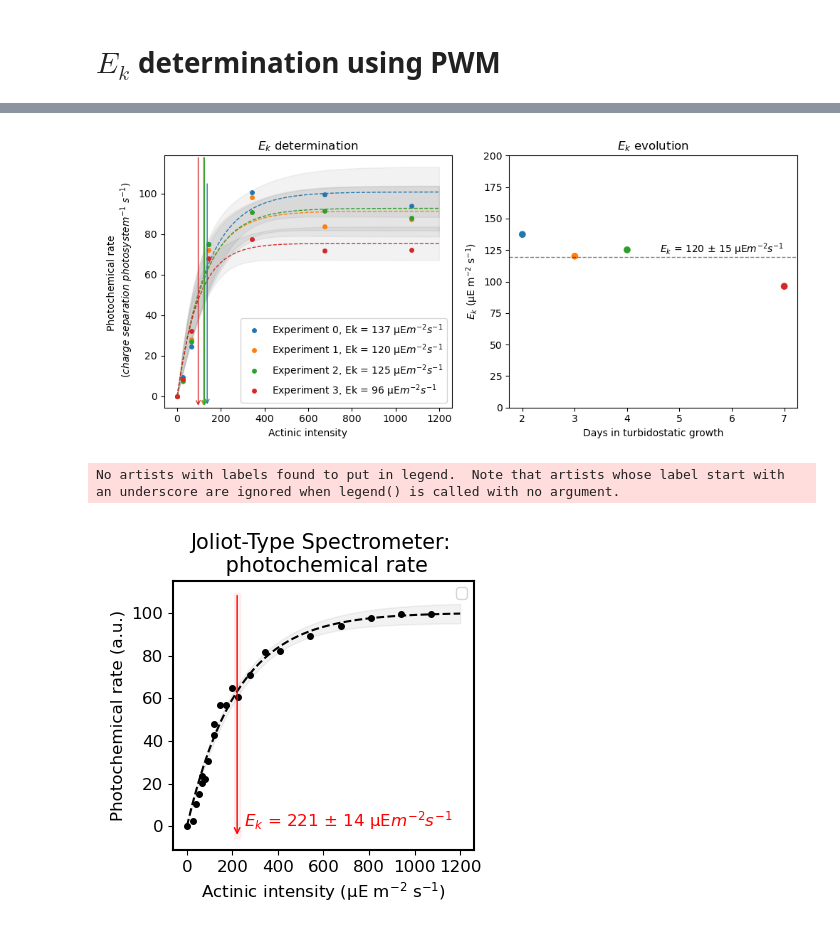
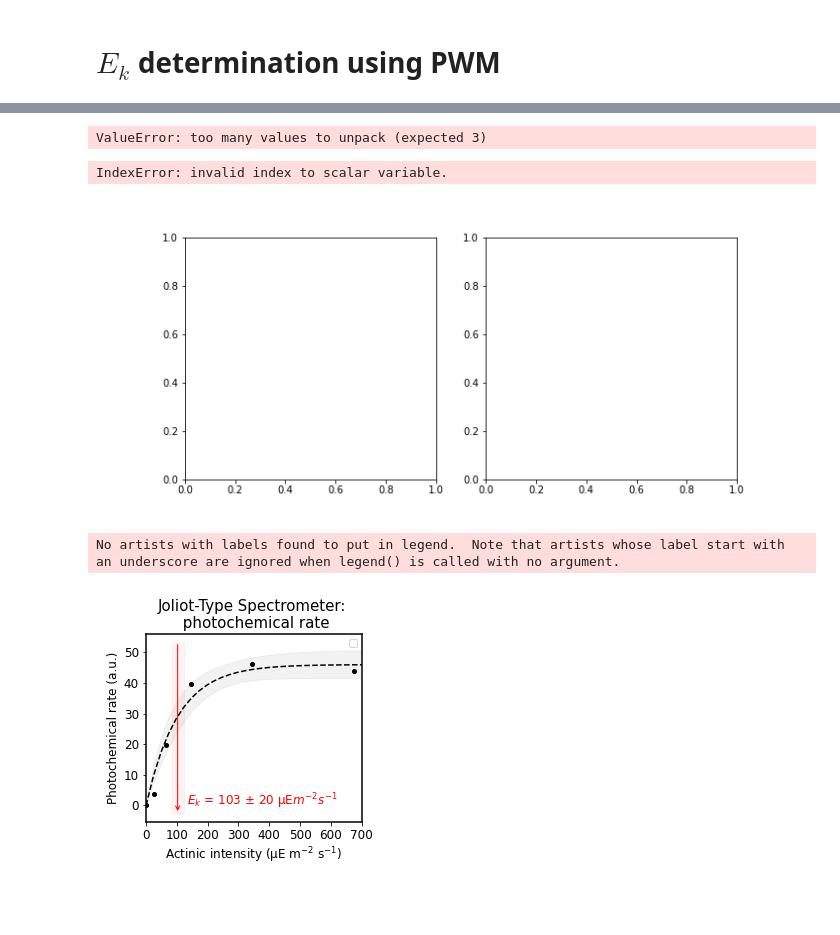
Before and after one commit to orlandomarcelo/DREAM_repo, a Jupyter notebook: Notebooks/Ek_v2.ipynb, the cells around one changed output, grey strips where cells are left out. Drawn from its saved outputs; the diff is of its cells as text; code cells hidden in the pictures; blank space fills up the shorter version.

```diff
--- a/Notebooks/Ek_v2.ipynb
+++ b/Notebooks/Ek_v2.ipynb
@@ -24,14 +24,14 @@ importlib.reload(mf)
 <module 'math_functions' from 'c:\\Users\\Orlando\\Desktop\\DREAM_repo\\math_functions.py'>
 # %%
 #manip = ExperimentClass.Experiment("20230712_ek", "JTS", local = "IBPC")
-manip = ExperimentClass.Experiment("20230710_vitesse_photochimique", "JTS", local = "IBPC")
-records = tools.create_record_list("6-26")
+manip = ExperimentClass.Experiment("20230724_vitesse_photochimique", "JTS", local = "IBPC")
+#records = tools.create_record_list("6-26")
 PWM_rel = [0.01, 0.02, 0.03, 0.04, 0.05, 0.06, 0.08, 0.1, 0.12, 0.14, 0.16, 0.2, 0.25, 0.3, 0.4, 0.5, 0.6, 0.7, 0.8, 0.08, 0.04]
 
 #manip = ExperimentClass.Experiment("20230810_vitesse_photochimique", "JTS", local = "IBPC")
-#flash = "E1"
-#records = tools.create_record_list("16-21")
-#PWM_rel = [0.01, 0.04, 0.1, 0.25, 0.5, 0.8]
+flash = "E7"
+records = tools.create_record_list("16-21")
+PWM_rel = [0.01, 0.04, 0.1, 0.25, 0.5, 0.8]
 # %%
 fig, ax = plt.subplots()
 for i, k in enumerate(records):
@@ -68,9 +67,9 @@ Intensity = 1326 * np.asarray(PWM_rel) + 11.9
 Intensity_rel = PWM_rel.copy()
 
 start = -5
-stop = 25
+stop = 250
 num = 50
-index_stop_fit = 26
+index_stop_fit = -8
 
 xfit = []
 yfit = []
@@ -84,17 +83,17 @@ xdata = manip.clean_times[manip.records.index(records[0])][21:index_stop_fit]
 for i, k in enumerate(records):
     ax1.plot(manip.clean_times[manip.records.index(k)], manip.clean_data[manip.records.index(k)], 'o-', label = f"{100*PWM_rel[i]:n} %", markersize = 1, linewidth = 0.5)
     ydata = manip.clean_data[manip.records.index(k)][21:index_stop_fit]
-    popt, x, y =  tools.lin_fit(xdata, ydata, start, stop, num)
+    popt, x, y =  tools.exp_decay_fit(xdata, ydata, start, stop, num, p0=[0, 100, 0])
     xfit.append(x)
     yfit.append(y)
     param.append(popt)
     ax1.plot(xfit[i],yfit[i], '--', color ='k', linewidth = 0.2)
-    vitesse.append(-param[i][0])
+    vitesse.append(-param[i][0]/param[i][1])
 
 ax1.set_xlabel("Time (ms)")
 ax1.set_ylabel("ECS (a.u.)")
 ax1.set_title("ECS after dark pulse")
-ax1.set_xlim(-25, 70)
+#ax1.set_xlim(-25, 70)
 
 #Intensity.insert(0,0)
 Intensity_rel = np.insert(Intensity_rel, 0, 0)
@@ -182,6 +181,8 @@ for i, name in enumerate(names):
 
 Intensity_rel = replicates[0].intensity_rel
 Intensity = replicates[0].intensity
+# %% [output]
+ValueError: too many values to unpack (expected 3)
 # %%
 fig, ax = plt.subplots(1,2, figsize = (10,4.5))
 colors = []
@@ -215,16 +216,17 @@ fig.tight_layout()
 
 fig.savefig("C:/Users/Orlando/ownCloud - ORLANDO Marcelo@mycore.cnrs.fr/Doutorado/Apresentaçoes/Experiments/Ek.png", dpi=300)
 # %% [output]
+IndexError: invalid index to scalar variable.
-[figure, old version]
+[figure, new version]
 # %%
 fig, ax2 = plt.subplots(figsize = (4,4))
 Intensity = 1326 * np.asarray(PWM_rel) + 11.9
 Intensity_rel = PWM_rel.copy()
 
 start = -5
-stop = 25
+stop = 250
 num = 50
-index_stop_fit = 26
+index_stop_fit = -8
 
 xfit = []
 yfit = []
@@ -237,41 +239,42 @@ xdata = manip.clean_times[manip.records.index(records[0])][21:index_stop_fit]
 
 for i, k in enumerate(records):
     ydata = manip.clean_data[manip.records.index(k)][21:index_stop_fit]
-    popt, x, y =  tools.lin_fit(xdata, ydata, start, stop, num)
+    popt, x, y =  tools.exp_decay_fit(xdata, ydata, start, stop, num, p0=[0, 100, 0])
     xfit.append(x)
     yfit.append(y)
     param.append(popt)
-    vitesse.append(-param[i][0])
+    vitesse.append(-param[i][0]/param[i][1])
 
 #Intensity.insert(0,0)
 Intensity_rel = np.insert(Intensity_rel, 0, 0)
 Intensity = np.insert(Intensity, 0, 0)
 vitesse.insert(0,0)
 
 popt, pcov, xfit, yfit = tools.Ek_fit(Intensity, vitesse, 0, 1200, 50, p0 = [200, 1.75])
 err = tools.my_err(xfit, popt, pcov, mf.Ek)
 ax2.fill_between(xfit, yfit - 1.9*err, yfit + 1.9*err, alpha=0.05, color = 'k')
 ax2.plot(Intensity, vitesse,'o', color ='k', markersize = 4)
 ax2.plot(xfit, yfit, '--', color ='k', linewidth = 1.5)
 Ek = popt[1]
 Ek_err = np.sqrt(np.diag(pcov))[1]
 ax2.annotate("", xy=(Ek, ax2.get_ylim()[0]), xytext=(Ek, ax2.get_ylim()[1]), arrowprops=dict(arrowstyle="->", color="red", linewidth = 1))
 ax2.fill_betweenx(ax2.get_ylim(), Ek - Ek_err, Ek + Ek_err, color='red', alpha=0.05)
-ax2.text(Ek + 30, 0.05, f"$E_k$ = {Ek:.0f} ± {Ek_err:.0f} µE$m^{{-2}} s^{{-1}}$", fontsize = 12, color = "red")
+ax2.text(Ek + 30, 0.05, f"$E_k$ = {Ek:.0f} ± {Ek_err:.0f} µE$m^{{-2}}s^{{-1}}$", fontsize = 12, color = "red")
 
 
 
 ax2 = tools.poster_axes(ax2, title= "Joliot-Type Spectrometer: \n photochemical rate", xlabel = "Actinic intensity (µE m$^{-2}$ s$^{-1}$)", ylabel = "Photochemical rate (a.u.)", labelsize= 12)
+ax2.set_xlim([0,700])
 
 fig.tight_layout()
 
 plt.show()
 
 fig_folder = manip.path + "/Figures"
 if not os.path.isdir(fig_folder):
     os.mkdir(fig_folder)
 
 fig.savefig(fig_folder + "/" + figure_name + Ek_fit + "poster.png", dpi = 300, bbox_inches='tight')
 # %% [output]
 No artists with labels found to put in legend.  Note that artists whose label start with an underscore are ignored when legend() is called with no argument.
-[figure, old version]
+[figure, new version]
```
Also changed, not shown: parts of 4 cells of this notebook, 16 other files.
